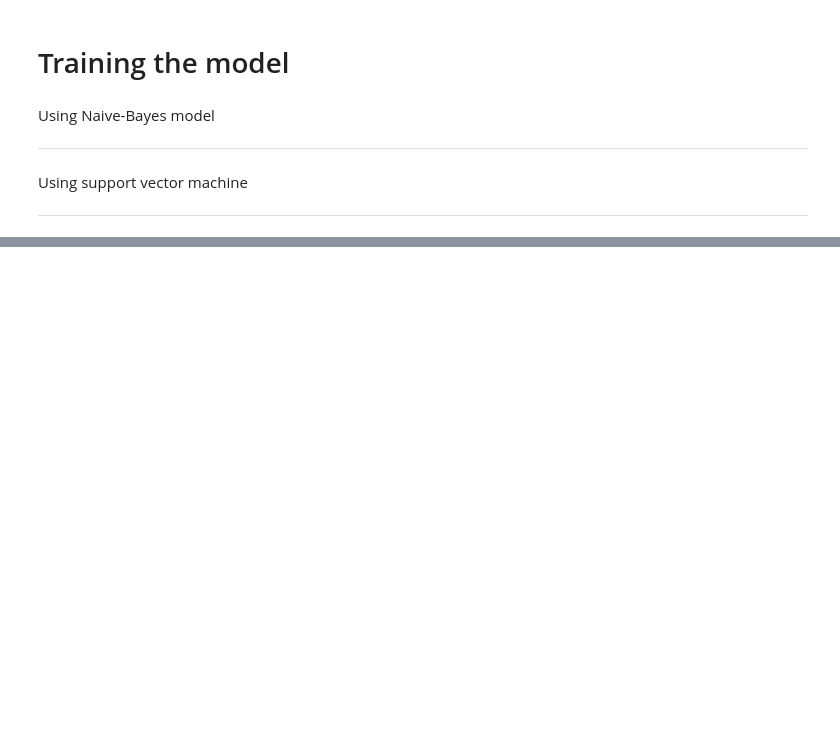
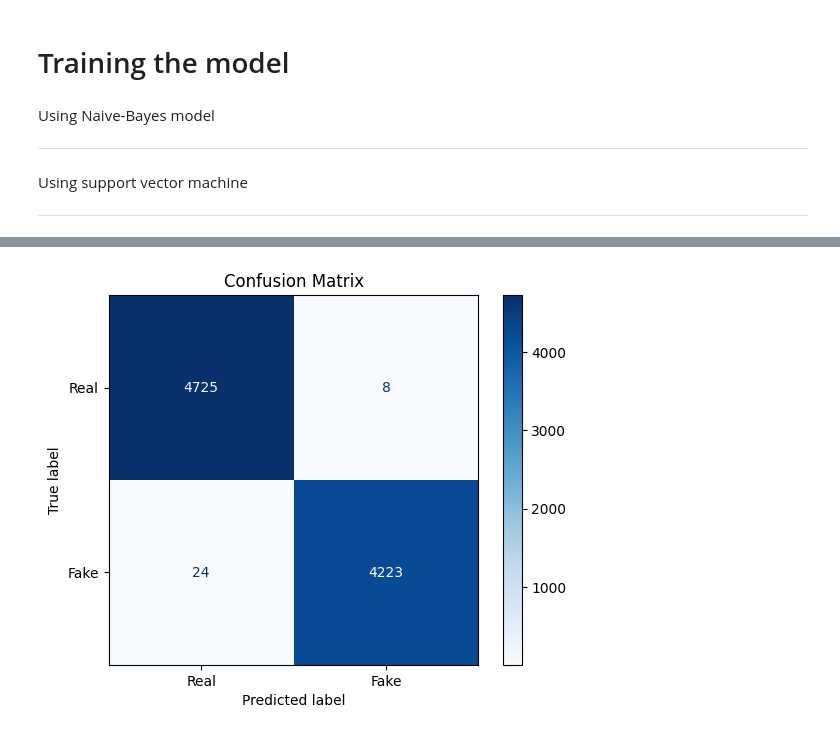
Before and after one commit to gaixen/BCS_recruitment, a Jupyter notebook: VeritasVigil: The truth Watchman/demo_solution.ipynb, the cells around one changed output, grey strips where cells are left out. Cells and saved outputs as stored; diff of their text form; code cells hidden in the pictures; blank space fills up the shorter version.

```diff
--- a/VeritasVigil: The truth Watchman/demo_solution.ipynb
+++ b/VeritasVigil: The truth Watchman/demo_solution.ipynb
@@ -389,13 +389,6 @@ class TFIDFVectorizer:
 updated_text=preprocessed_texts
 # %%
 if __name__ == "__main__":
-    documents = [
-        "the protagonist is brave",
-        "the antagonist is cunning",
-        "brave souls fight villains",
-        "the brave and the bold"
-    ]
-
     vectorizer = TFIDFVectorizer(min_freq=1)
     X = vectorizer.fit_transform(updated_text)
     y=np.array(labels)
@@ -431,0 +487,13 @@ y_pred_svm=svm.predict(X_test)
+# %%
+from sklearn.metrics import confusion_matrix, ConfusionMatrixDisplay
+
+def plot_confusion_matrix(y_true, y_pred, labels=['Real', 'Fake'], title='Confusion Matrix'):
+    cm = confusion_matrix(y_true, y_pred)
+    disp = ConfusionMatrixDisplay(confusion_matrix=cm, display_labels=labels)
+    disp.plot(cmap=plt.cm.Blues)
+    plt.title(title)
+    plt.show()
+y_pred = svm.predict(X_test)
+plot_confusion_matrix(y_test, y_pred)
+# %% [output]
+[figure, added]
```
Also changed, not shown: parts of 11 cells of this notebook.
